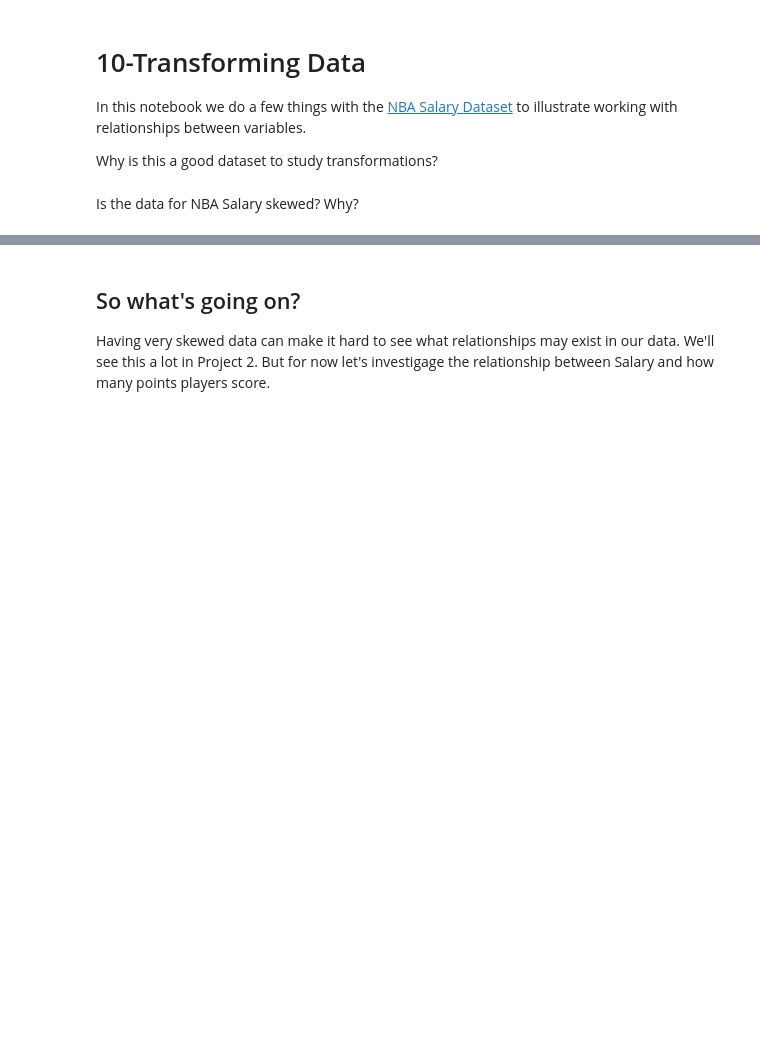
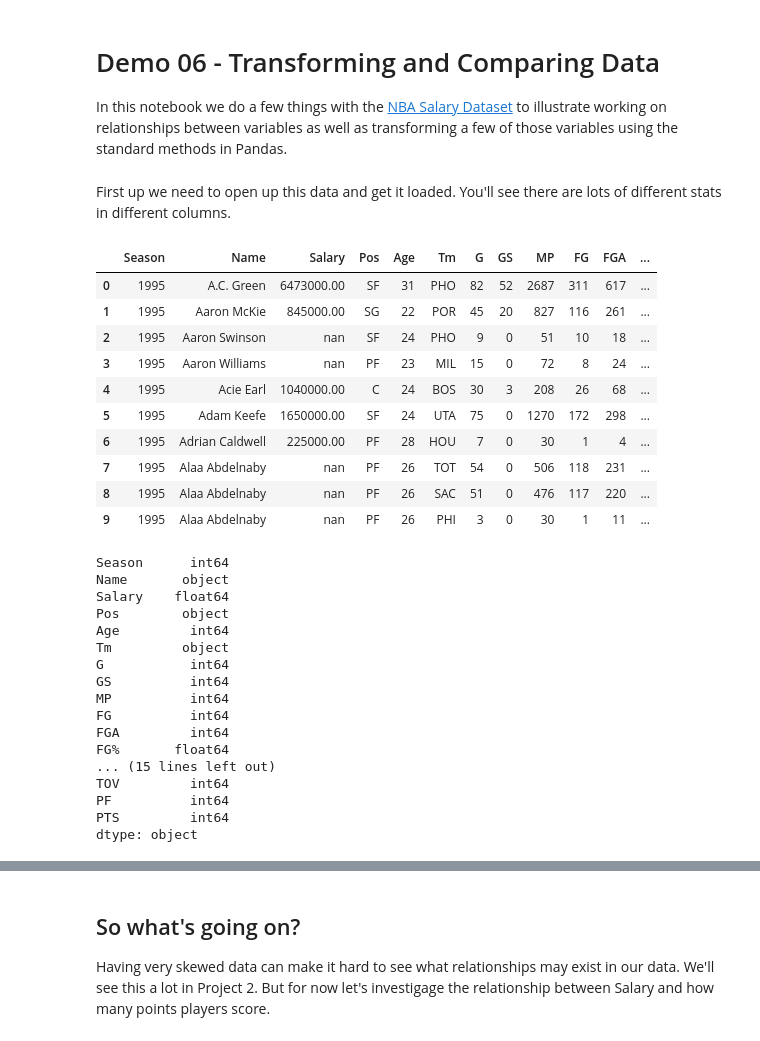
Before and after one commit to nmattei/cmps3160, a Jupyter notebook: _demos/Demo-06.ipynb, the cells around one changed output, grey strips where cells are left out. Saved outputs shown, nothing was run; the diff lists cells and outputs as text; code cells hidden in the pictures; blank space fills up the shorter version.

```diff
--- a/_demos/Demo-06.ipynb
+++ b/_demos/Demo-06.ipynb
@@ -1,7 +1,4 @@
 # %% [markdown]
-# 10-Transforming Data
+# Demo 06 - Transforming and Comparing Data
 
-In this notebook we do a few things with the [NBA Salary Dataset](https://github.com/joshrosson/NBASalaryPredictions) to illustrate working with relationships between variables.
-
-
-Why is this a good dataset to study transformations?
+In this notebook we do a few things with the [NBA Salary Dataset](https://github.com/joshrosson/NBASalaryPredictions) to illustrate working on relationships between variables as well as transforming a few of those variables using the standard methods in Pandas.
@@ -36,10 +45,42 @@ pd.set_option('display.width', 1000)
 
 # Supress scientific notation
 pd.set_option('display.float_format', lambda x: '%.2f' % x)
+# %% [markdown]
+First up we need to open up this data and get it loaded. You'll see there are lots of different stats in different columns.
 # %%
 # Load the data
 # Data from here: https://github.com/joshrosson/NBASalaryPredictions
 df_nba = pd.read_csv("./data/nba_stats.csv")
-df_nba.head()
+display(df_nba.head(10))
+
+# Always double check your Dtypes
+df_nba.dtypes
+# %% [output]
+|  | Season | Name | Salary | Pos | Age | Tm | G | GS | MP | FG | FGA | ... |
+| 0 | 1995 | A.C. Green | 6473000.00 | SF | 31 | PHO | 82 | 52 | 2687 | 311 | 617 | ... |
+| 1 | 1995 | Aaron McKie | 845000.00 | SG | 22 | POR | 45 | 20 | 827 | 116 | 261 | ... |
+| 2 | 1995 | Aaron Swinson | nan | SF | 24 | PHO | 9 | 0 | 51 | 10 | 18 | ... |
+| 3 | 1995 | Aaron Williams | nan | PF | 23 | MIL | 15 | 0 | 72 | 8 | 24 | ... |
+| 4 | 1995 | Acie Earl | 1040000.00 | C | 24 | BOS | 30 | 3 | 208 | 26 | 68 | ... |
+| 5 | 1995 | Adam Keefe | 1650000.00 | SF | 24 | UTA | 75 | 0 | 1270 | 172 | 298 | ... |
+| 6 | 1995 | Adrian Caldwell | 225000.00 | PF | 28 | HOU | 7 | 0 | 30 | 1 | 4 | ... |
+| 7 | 1995 | Alaa Abdelnaby | nan | PF | 26 | TOT | 54 | 0 | 506 | 118 | 231 | ... |
+| 8 | 1995 | Alaa Abdelnaby | nan | PF | 26 | SAC | 51 | 0 | 476 | 117 | 220 | ... |
+| 9 | 1995 | Alaa Abdelnaby | nan | PF | 26 | PHI | 3 | 0 | 30 | 1 | 11 | ... |
+Season      int64
+Name       object
+Salary    float64
+Pos        object
+Age         int64
+Tm         object
+G           int64
+GS          int64
+MP          int64
+FG          int64
+FGA         int64
+FG%       float64
+... (15 lines left out)
+TOV         int64
+PF          int64
+PTS         int64
+dtype: object
-# %% [markdown]
-Is the data for NBA Salary skewed?  Why?
```
Also changed, not shown: parts of 7 cells of this notebook.
